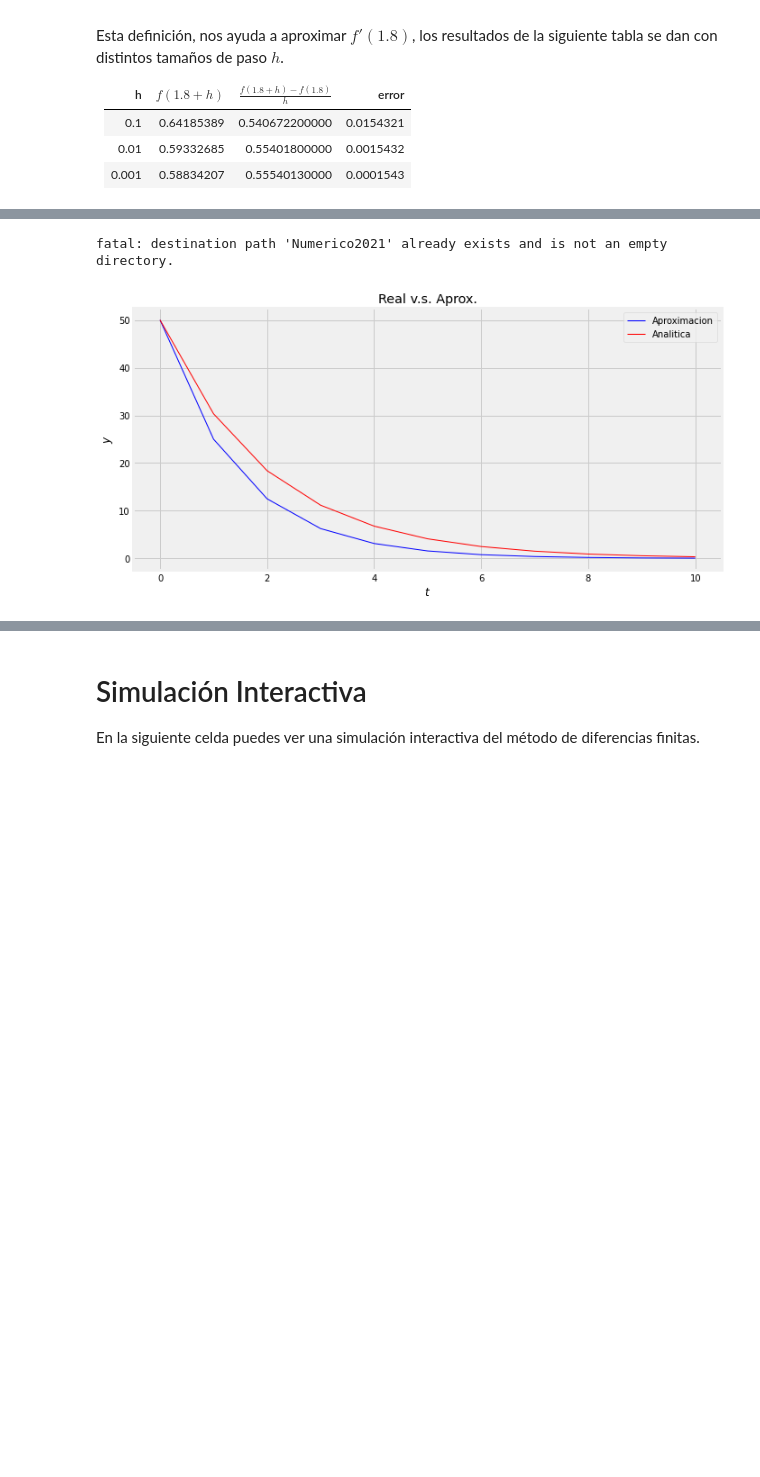
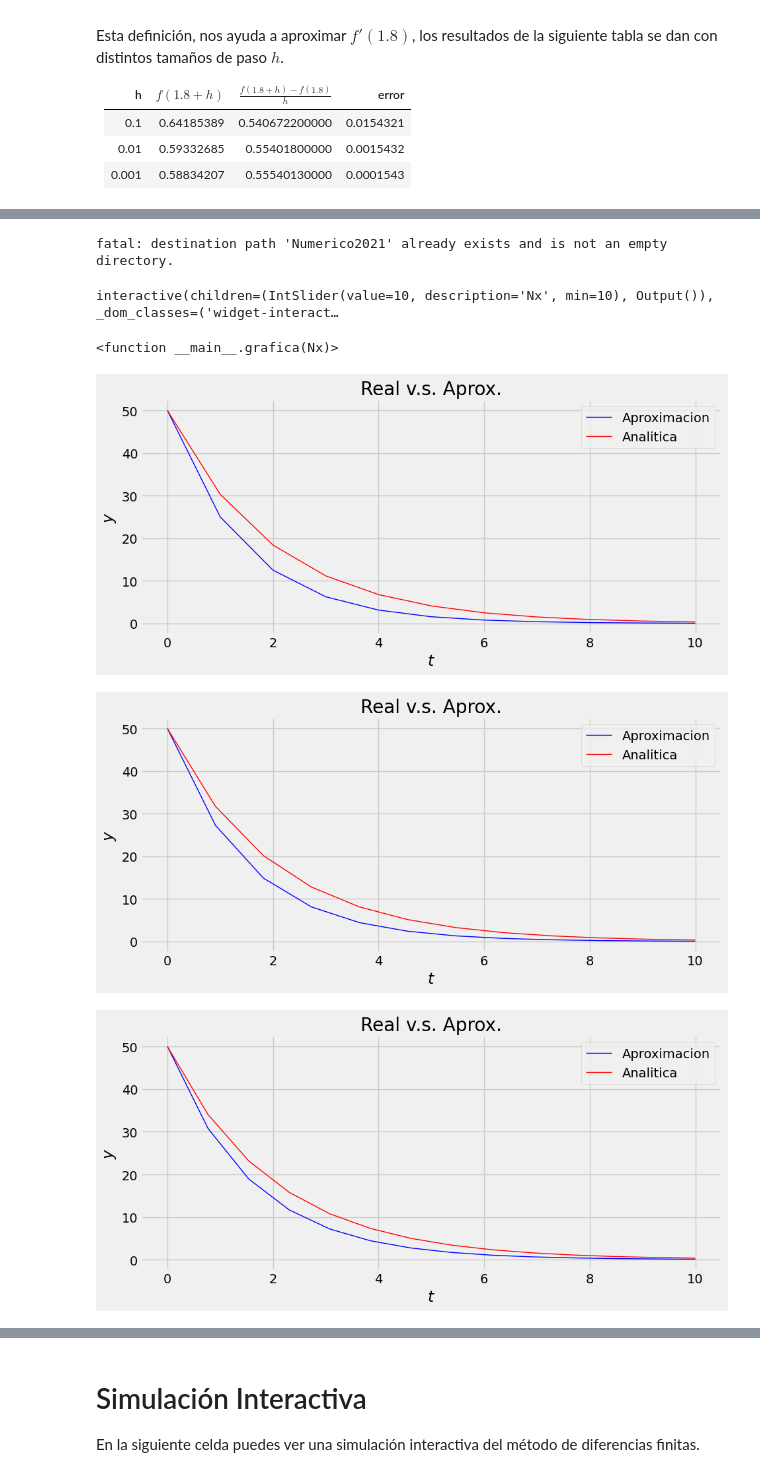
Before and after one commit to jugernaut/MACTI-analisisnumerico, a Jupyter notebook: 06_DerivadaNumerica/02_DerivacioNumerica/teacher/02_DerivacioNumerica.ipynb, the cells around one changed output, grey strips where cells are left out. Cells and saved outputs as stored; diff of their text form; code cells hidden in the pictures; blank space fills up the shorter version.

```diff
--- a/06_DerivadaNumerica/02_DerivacioNumerica/teacher/02_DerivacioNumerica.ipynb
+++ b/06_DerivadaNumerica/02_DerivacioNumerica/teacher/02_DerivacioNumerica.ipynb
@@ -230,42 +230,51 @@ $$y_{i+1}=y_{i}\left(a\triangle t+1\right)$$
 # bibliotecas
 !git clone https://github.com/jugernaut/Numerico2021.git
 import numpy as np
 import Numerico2021.Utils.gutils as vis
+from ipywidgets import interact
+import ipywidgets as widgets
 
 # solucion analitica
 def f(t,a,b):
     return b*(np.e)**(a*t)
 
 # funcion que aproxima la solucion
 def diferenciasFinitas(a, b, N, xmax):
     # discretizacion del problema
     x = np.linspace(0,xmax,N+1)
     # solucion analitica
     yanalitica = f(x, a, b)
     # calculo de la delta
     delta = float(xmax)/N
     # discretizacion
     yaprox = np.zeros([N+1])
     # condicion inicial
     yaprox[0] = b
     for i in range(N):
         yaprox[i+1] = yaprox[i]*(a*delta+1)
     return x,yanalitica,yaprox
 
-# graficas
-par = [{'title':'Real v.s. Aprox.',
-        'xlabel':'$t$',
-        'ylabel':'$y$'}]
+def grafica(Nx):
+    # graficas
+    par = [{'title':'Real v.s. Aprox.',
+            'xlabel':'$t$',
+            'ylabel':'$y$'}]
 
-graf = vis.planoCartesiano(par=par)
+    graf = vis.planoCartesiano(par=par)
 
-# solucion aproximada
-x, yanalitica, yaprox = diferenciasFinitas(-0.5, 50, 10, 10)
+    # solucion aproximada
+    x, yanalitica, yaprox = diferenciasFinitas(-0.5, 50, Nx, 10)
 
-#se generan las graficas
-graf.plot(x=x, y=yaprox, par={'ls':'-', 'lw':1, 'color':'blue', 'label':'Aproximacion'})
-graf.plot(x=x, y=yanalitica, par={'ls':'-', 'lw':1, 'color':'red', 'label':'Analitica'})
-graf.legend()
+    #se generan las graficas
+    graf.plot(x=x, y=yaprox, par={'ls':'-', 'lw':1, 'color':'blue', 'label':'Aproximacion'})
+    graf.plot(x=x, y=yanalitica, par={'ls':'-', 'lw':1, 'color':'red', 'label':'Analitica'})
+    graf.legend()
+
+interact(grafica, Nx=widgets.IntSlider(min=10,max=100,step=1,value=10))
 # %% [output]
 fatal: destination path 'Numerico2021' already exists and is not an empty directory.
+interactive(children=(IntSlider(value=10, description='Nx', min=10), Output()), _dom_classes=('widget-interact…
+<function __main__.grafica(Nx)>
-[figure, old version]
+[figure, new version]
+[figure, added]
+[figure, added]
```
Also changed, not shown: parts of 3 cells of this notebook.
